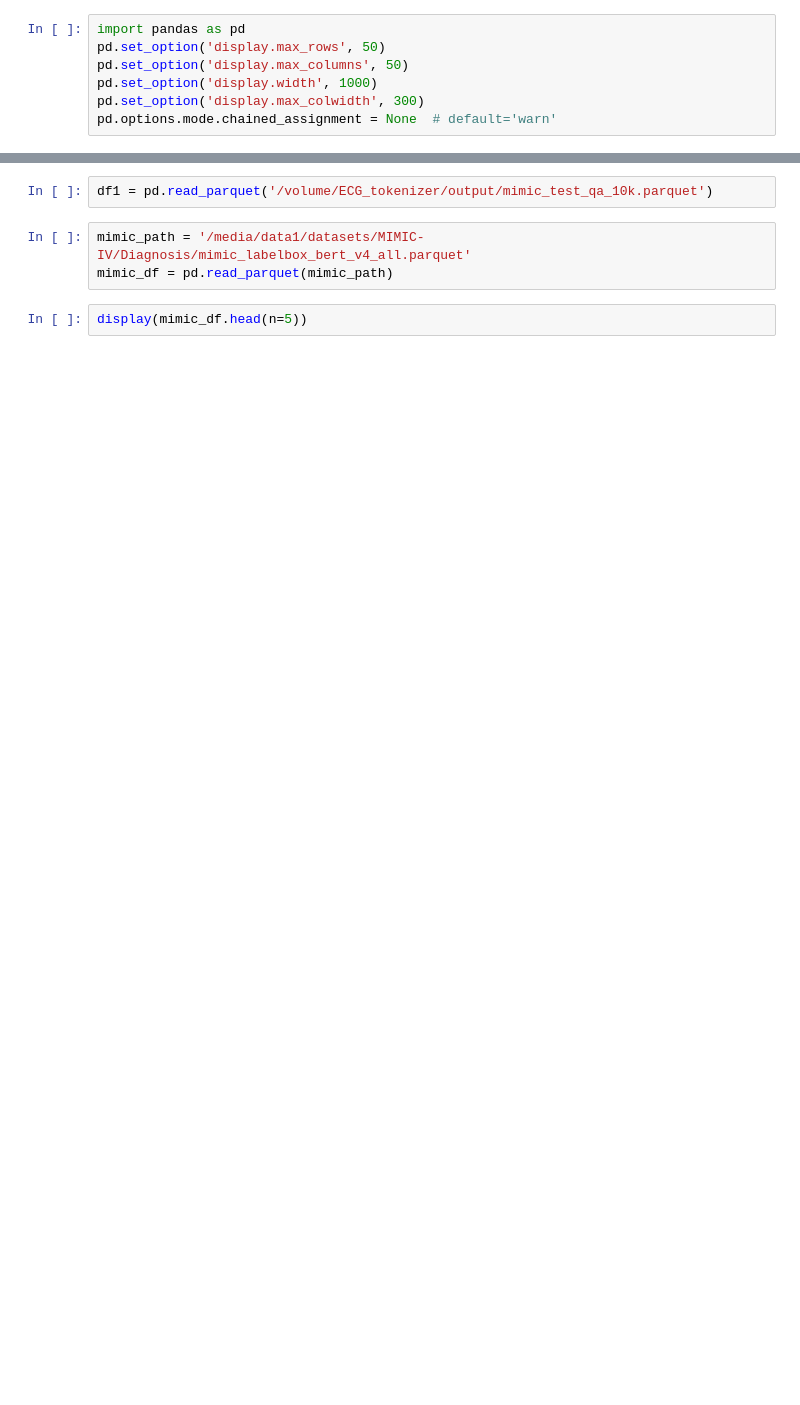
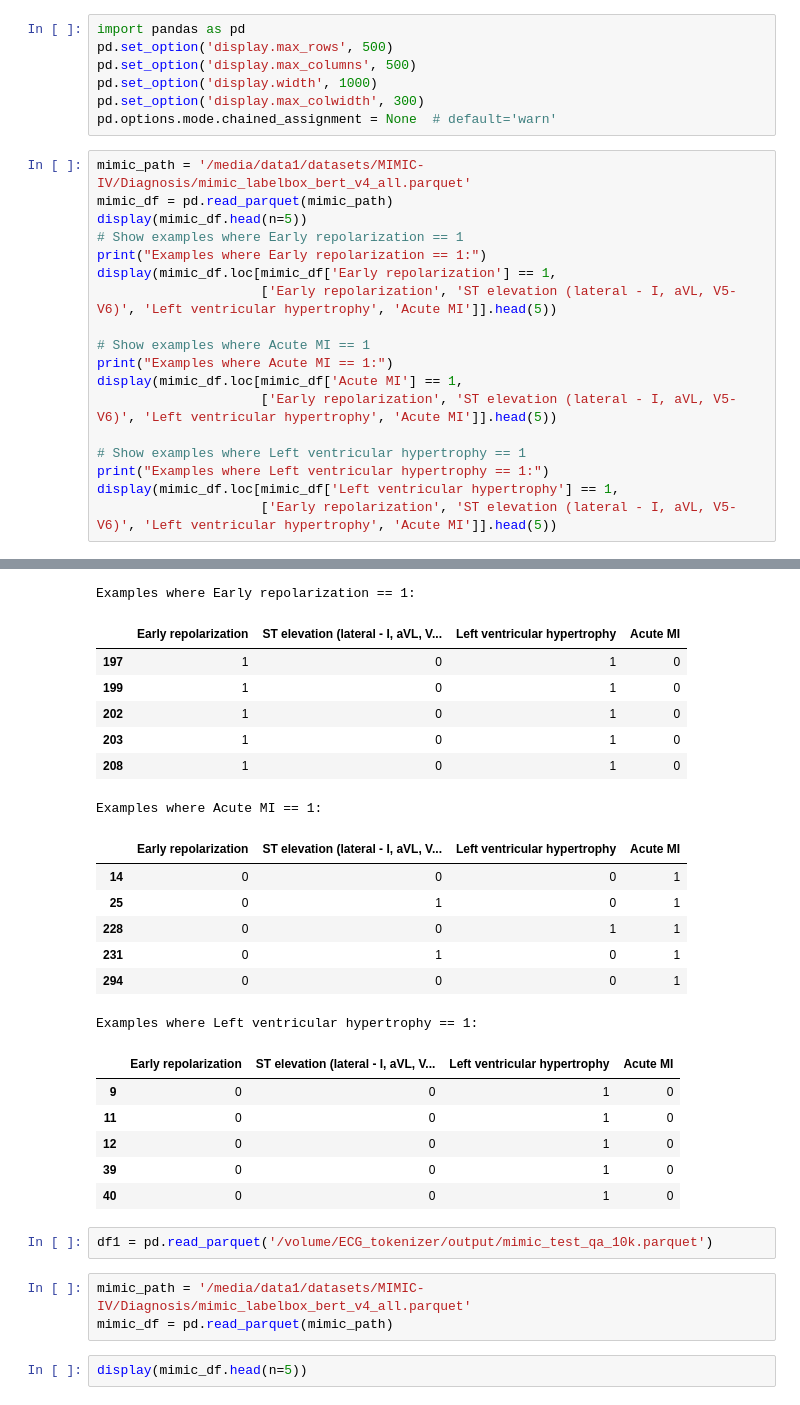
Before and after one commit to HeartWise-AI/ECG_tokenizer, a Jupyter notebook: dataset_generation/inspect.ipynb, the cells around one changed output, grey strips where cells are left out. Cells and saved outputs as stored; diff of their text form; blank space fills up the shorter version.

Commit message:
minimized PR and updated datasete generation

```diff
--- a/dataset_generation/inspect.ipynb
+++ b/dataset_generation/inspect.ipynb
@@ -1,7 +1,26 @@
 # %%
 import pandas as pd
-pd.set_option('display.max_rows', 50)
-pd.set_option('display.max_columns', 50)
+pd.set_option('display.max_rows', 500)
+pd.set_option('display.max_columns', 500)
 pd.set_option('display.width', 1000)
 pd.set_option('display.max_colwidth', 300)
 pd.options.mode.chained_assignment = None  # default='warn'
+# %%
+mimic_path = '/media/data1/datasets/MIMIC-IV/Diagnosis/mimic_labelbox_bert_v4_all.parquet'
+mimic_df = pd.read_parquet(mimic_path)
+display(mimic_df.head(n=5))
+# Show examples where Early repolarization == 1
+print("Examples where Early repolarization == 1:")
+display(mimic_df.loc[mimic_df['Early repolarization'] == 1,
+                     ['Early repolarization', 'ST elevation (lateral - I, aVL, V5-V6)', 'Left ventricular hypertrophy', 'Acute MI']].head(5))
+
+# Show examples where Acute MI == 1
+print("Examples where Acute MI == 1:")
+display(mimic_df.loc[mimic_df['Acute MI'] == 1,
+                     ['Early repolarization', 'ST elevation (lateral - I, aVL, V5-V6)', 'Left ventricular hypertrophy', 'Acute MI']].head(5))
+
+# Show examples where Left ventricular hypertrophy == 1
+print("Examples where Left ventricular hypertrophy == 1:")
+display(mimic_df.loc[mimic_df['Left ventricular hypertrophy'] == 1,
+                     ['Early repolarization', 'ST elevation (lateral - I, aVL, V5-V6)', 'Left ventricular hypertrophy', 'Acute MI']].head(5))
+# %% [output]
@@ -8,3 +33,24 @@ pd.options.mode.chained_assignment = None  # default='warn'
+Examples where Early repolarization == 1:
+|  | Early repolarization | ST elevation (lateral - I, aVL, V... | Left ventricular hypertrophy | Acute MI |
+| 197 | 1 | 0 | 1 | 0 |
+| 199 | 1 | 0 | 1 | 0 |
+| 202 | 1 | 0 | 1 | 0 |
+| 203 | 1 | 0 | 1 | 0 |
+| 208 | 1 | 0 | 1 | 0 |
+Examples where Acute MI == 1:
+|  | Early repolarization | ST elevation (lateral - I, aVL, V... | Left ventricular hypertrophy | Acute MI |
+| 14 | 0 | 0 | 0 | 1 |
+| 25 | 0 | 1 | 0 | 1 |
+| 228 | 0 | 0 | 1 | 1 |
+| 231 | 0 | 1 | 0 | 1 |
+| 294 | 0 | 0 | 0 | 1 |
+Examples where Left ventricular hypertrophy == 1:
+|  | Early repolarization | ST elevation (lateral - I, aVL, V... | Left ventricular hypertrophy | Acute MI |
+| 9 | 0 | 0 | 1 | 0 |
+| 11 | 0 | 0 | 1 | 0 |
+| 12 | 0 | 0 | 1 | 0 |
+| 39 | 0 | 0 | 1 | 0 |
+| 40 | 0 | 0 | 1 | 0 |
 # %%
 df1 = pd.read_parquet('/volume/ECG_tokenizer/output/mimic_test_qa_10k.parquet')
 # %%
```
Also changed, not shown: parts of 1 cell of this notebook, 3 other files.
